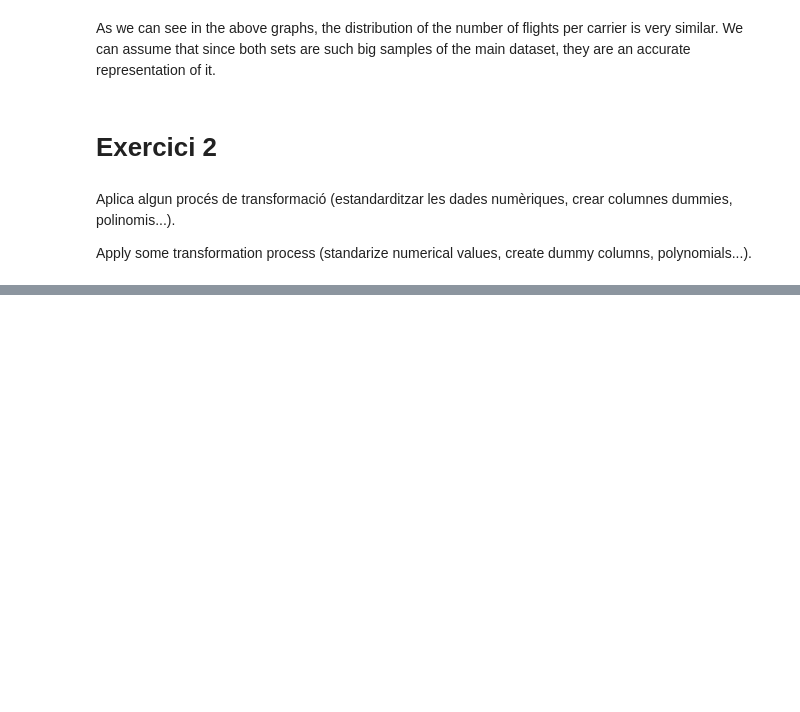
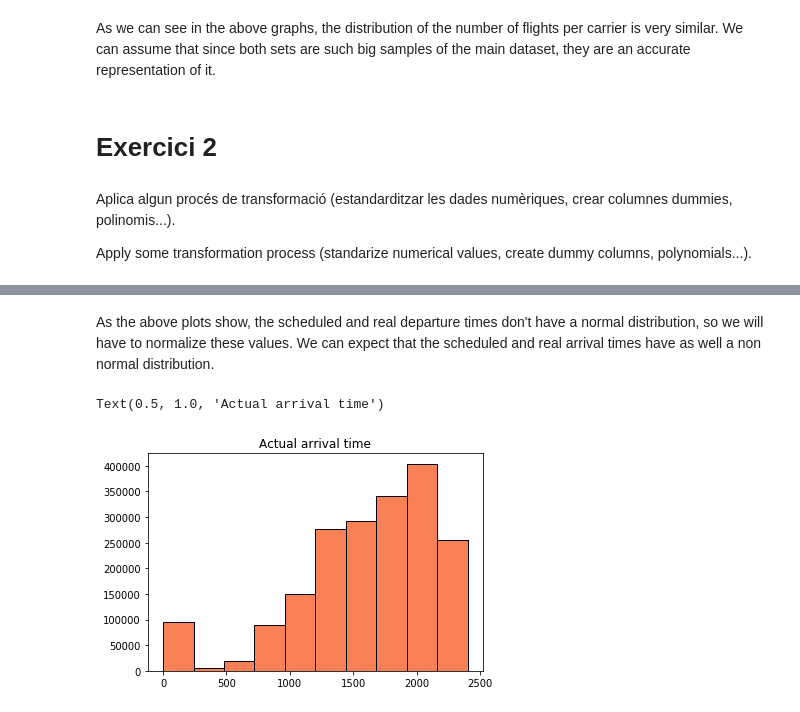
Before and after one commit to mimikyu8/SkLearn_Train_Test, a Jupyter notebook: S09 T01 -Training and test sets.ipynb, the cells around one changed output, grey strips where cells are left out. Saved outputs shown, nothing was run; the diff lists cells and outputs as text; code cells hidden in the pictures; blank space fills up the shorter version.

```diff
--- a/S09 T01 -Training and test sets.ipynb
+++ b/S09 T01 -Training and test sets.ipynb
@@ -213,0 +261,8 @@ df.head()
+# %% [markdown]
+As the above plots show, the scheduled and real departure times don't have a normal distribution, so we will have to normalize these values. We can expect that the scheduled and real arrival times have as well a non normal distribution.
+# %%
+plt.hist(df.ArrTime, edgecolor = "black", linewidth = 1, color = "#F78154")
+plt.title("Actual arrival time")
+# %% [output]
+Text(0.5, 1.0, 'Actual arrival time')
+[figure, added]
```
Also changed, not shown: parts of 33 cells of this notebook.
